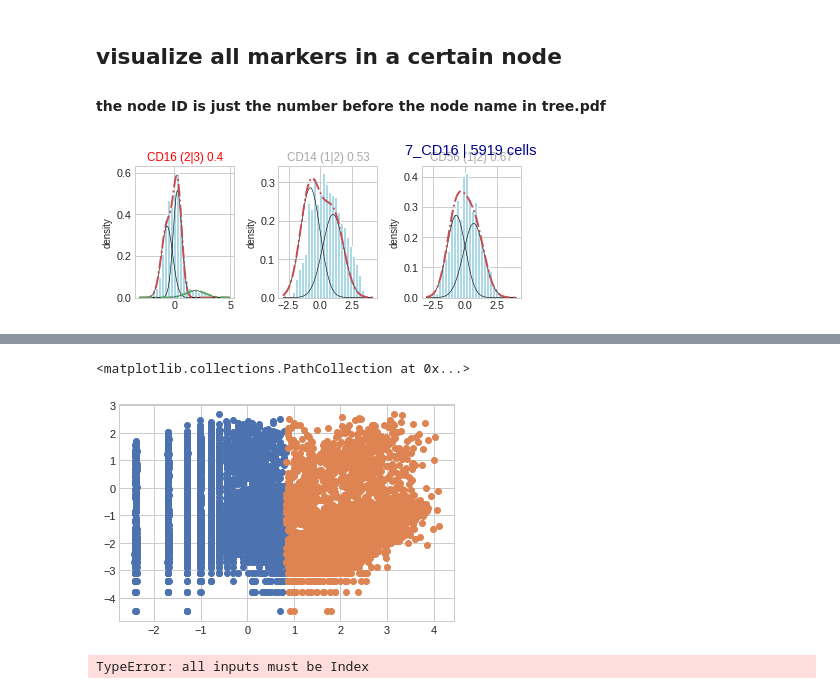
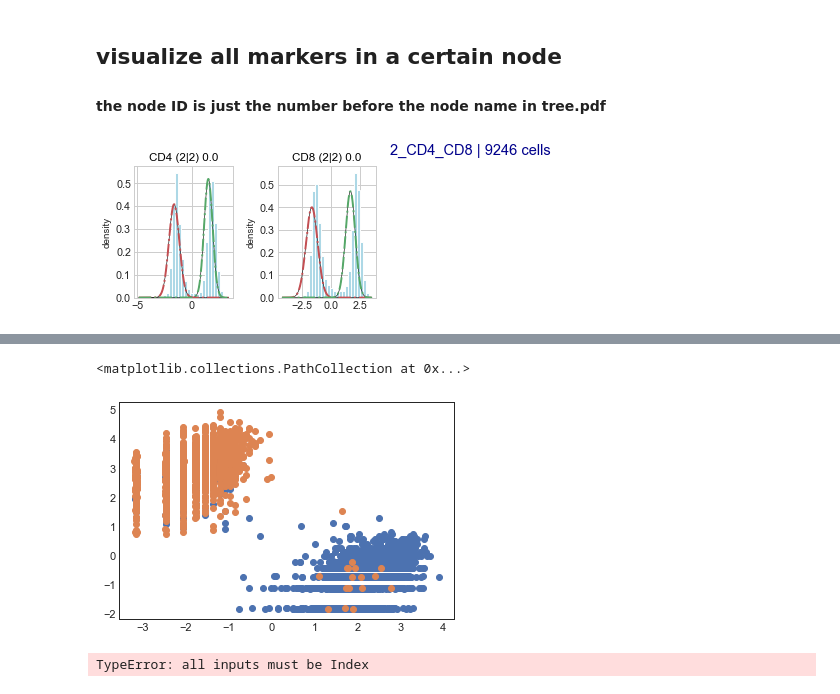
Before and after one commit to xinzhu-email/CITE-pool, a Jupyter notebook: AnalysisTutorial_.ipynb, the cells around one changed output, grey strips where cells are left out. Cells and saved outputs as stored; diff of their text form; code cells hidden in the pictures.

```diff
--- a/AnalysisTutorial_.ipynb
+++ b/AnalysisTutorial_.ipynb
@@ -28,19 +28,19 @@ l = list(data.columns)
 # data = pd.read_csv('../data/covid19/subdata/ADT_'+id+'.csv',index_col=0)
 i = 2
 # data = pd.read_csv('../simulator_out/simulator_SET2/ADT_simulator_'+str(i+3)+'.csv',index_col=0)
-# adata = sc.read_h5ad('../data/RealSimulation/set2/data.h5ad')
-adata = sc.read_h5ad('../data/result 1 scalable/3datasets*conditions/'+str(i)+'/data.h5ad')
+# adata = sc.read_h5ad('../data/condition transfer/data.h5ad')
+adata = sc.read_h5ad('../data/result section 2/'+str(i)+'/data.h5ad')
 # adata = sc.read_h5ad('../data/st/breast cancer pair/scpp.h5ad')
 
 # data = pd.read_csv('../SeuratV4/subdata/'+id+'_ADT.csv', sep=',',index_col=0, header=0)
 # data.index = data.index.astype(str)
 # adata = sc.read_h5ad('../data/PBMC DATA/1/data.h5ad')
-id=str(i)+'/'+str(3)
+# id=str(i)+'/'+str(3)
 # f = open('../output/st_brca/1/1/tree.pickle','rb')
 # f = open('../output/PBMC_0/'+id+'/tree.pickle','rb')
 # f = open('../output/simulation/set2/1/'+str(i)+'/tree.pickle','rb')
-# f = open('../output/RealSimulation/set2/1/'+str(i)+'/tree.pickle','rb')
-f = open('../output/result 1 scalable/3datasets*conditions/new/'+id+'/tree.pickle','rb')
+f = open('../output/result section 2/test/2/'+str(i)+'/tree.pickle','rb')
+# f = open('../output/result 1 scalable/3datasets*conditions/old/'+id+'/tree.pickle','rb')
 # f = open('../data/4tumor/output/ADT_'+id+'/tree.pickle','rb')
 # true = pd.read_csv('./data/4tumor/gating_cluster.csv',index_col=0)
 # f = open('CITEsort_out/SeuratV3_main_ct_smooth2/tree.pickle','rb')
@@ -84,10 +84,10 @@ data_ = smooth(data_)
 ## visualize all markers in a certain node
 #### the node ID is just the number before the node name in tree.pdf
 # %%
-node_ID = 7
+node_ID = 2
 traversal.plot_node(data_,node_ID,viz_dim=1)
 # %% [output]
-[figure, old version]
+[figure, new version]
 # %%
 pred = pd.read_csv('../output/PBMC_1/3/43/leaf_labels.csv',index_col=0)
 pred.loc[node.right.indices,'Label'].value_counts()
@@ -140,29 +140,30 @@ node.all_clustering_dic[1][('CD27',)] ##[('CC_3','CC_4',)] ##[('CD4-2',)]['mp_cl
  'mergedtonumbers': [0],
  'filter': 'skip'}
 # %%
-node =  traversal.get_node(1)
+node =  traversal.get_node(2)
 
-# subdata = adata[traversal.get_node(24).indices]
+# subdata = adata[traversal.get_node(1).indices]
 
 # plt.scatter(data_.loc[subdata[subdata.obs['subtype']=='CD4.TCM'].obs_names,'CD4'],data_.loc[subdata[subdata.obs['subtype']=='CD4.TCM'].obs_names,'CD8'],alpha=0.5)#'TCR-V-7.2'
 # plt.scatter(data_.loc[subdata[subdata.obs['cell_type']=='CD4_T'].obs_names,'CD8'],data_.loc[subdata[subdata.obs['cell_type']=='CD4_T'].obs_names,'CD4'],alpha=0.5)
 
-# plt.scatter(node.embedding.loc[subdata[subdata.obs['subtype']=='CD4.TCM'].obs_names,'CC_1'],
-#             node.embedding.loc[subdata[subdata.obs['subtype']=='CD4.TCM'].obs_names,'CC_4'])
-# plt.scatter(node.embedding.loc[subdata[subdata.obs['subtype']=='CD4.TREG'].obs_names,'CC_1'],
-#             node.embedding.loc[subdata[subdata.obs['subtype']=='CD4.TREG'].obs_names,'CC_4'])
-plt.scatter(data_.loc[node.left.indices,'CD19'],data_.loc[node.left.indices,'CD27'])
-plt.scatter(data_.loc[node.right.indices,'CD19'],data_.loc[node.right.indices,'CD27'])
+# plt.scatter(node.embedding.loc[subdata[subdata.obs['minor_subset']=='CD4.TCM'].obs_names,'CC_1'],
+#             node.embedding.loc[subdata[subdata.obs['minor_subset']=='CD4.TCM'].obs_names,'CC_2'])
+# plt.scatter(node.embedding.loc[subdata[subdata.obs['minor_subset']=='CD4.TREG'].obs_names,'CC_1'],
+#             node.embedding.loc[subdata[subdata.obs['minor_subset']=='CD4.TREG'].obs_names,'CC_2'])
+
+plt.scatter(data_.loc[node.left.indices,'CD4'],data_.loc[node.left.indices,'CD8'])
+plt.scatter(data_.loc[node.right.indices,'CD4'],data_.loc[node.right.indices,'CD8'])
 
 # plt.scatter(data_.loc[subdata[subdata.obs['subtype']=='NK.CD56hi'].obs_names,'CD16'],data_.loc[subdata[subdata.obs['subtype']=='NK.CD56hi'].obs_names,'CD56'],alpha=0.5)#'TCR-V-7.2'
 # plt.scatter(data_.loc[subdata[subdata.obs['subtype']=='NK.CD16hi'].obs_names,'CD16'],data_.loc[subdata[subdata.obs['subtype']=='NK.CD16hi'].obs_names,'CD56'],alpha=0.5)#'TCR-V-7.2'
 # plt.scatter(data_.loc[subdata[subdata.obs['subtype']=='CD4.TEM'].obs_names,'CD27'],data_.loc[subdata[subdata.obs['subtype']=='CD4.TEM'].obs_names,'CD45RO'],alpha=0.5)
 
-# plt.scatter(node.embedding.loc[node.left_indices,'CC_1'], node.embedding.loc[node.left_indices,'CC_4'])
-# plt.scatter(node.embedding.loc[node.right_indices,'CC_1'], node.embedding.loc[node.right_indices,'CC_4'])
+# plt.scatter(node.embedding.loc[node.left_indices,'CC_1'], node.embedding.loc[node.left_indices,'CC_2'])
+# plt.scatter(node.embedding.loc[node.right_indices,'CC_1'], node.embedding.loc[node.right_indices,'CC_2'])
 # %% [output]
 <matplotlib.collections.PathCollection at 0x...>
-[figure, old version]
+[figure, new version]
 # %%
 adata[adata.obs['subtype']=='CD4.TREG'].obs_names.append([1,2])
 # %% [output]
```
Also changed, not shown: parts of 4 cells of this notebook, 5 other files.
